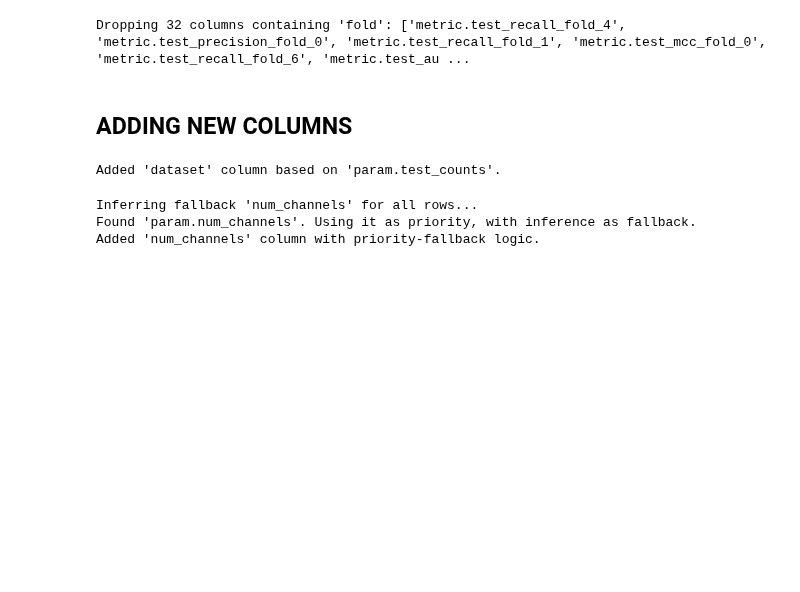
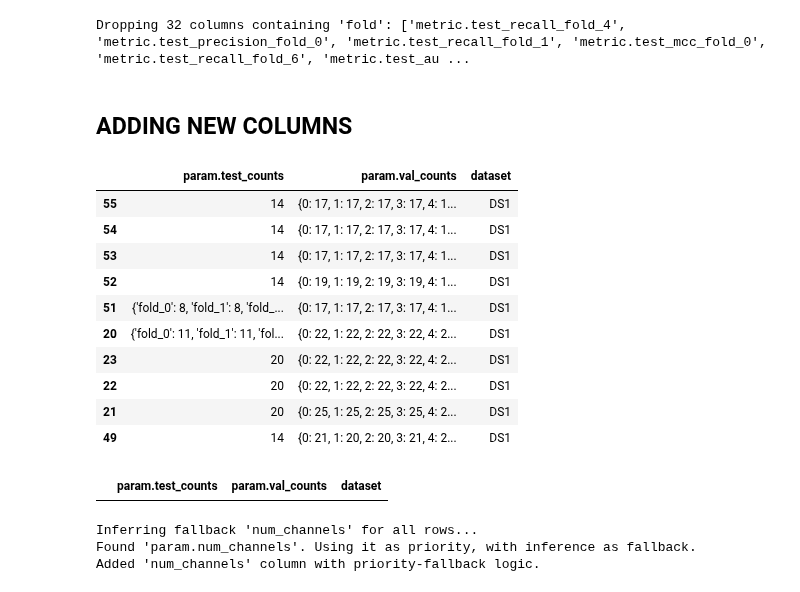
Before and after one commit to z4n0/MIND, a Jupyter notebook: notebooks/mlflow_data_analysis.ipynb, the cells around one changed output. Saved outputs shown, nothing was run; the diff lists cells and outputs as text; code cells hidden in the pictures; blank space fills up the shorter version.

```diff
--- a/notebooks/mlflow_data_analysis.ipynb
+++ b/notebooks/mlflow_data_analysis.ipynb
@@ -201,13 +248,44 @@ Dropping 32 columns containing 'fold': ['metric.test_recall_fold_4', 'metric.tes
 # %% [markdown]
 ## ADDING NEW COLUMNS
 # %%
-# --- Add DATASET Column ---
-if 'param.test_counts' in df.columns:
-    df['param.test_counts'] = pd.to_numeric(df['param.test_counts'], errors='coerce')
-    df['dataset'] = np.where(df['param.test_counts'] < 25, 'DS1', 'DS2')
-    print("Added 'dataset' column based on 'param.test_counts'.")
-else:
-    print("Warning: 'param.test_counts' column not found. Could not create 'dataset' column.")
+import ast
+
+def fold0(x):
+    try:
+        if isinstance(x, str):
+            x = ast.literal_eval(x)
+        return (x or {}).get(0, (x or {}).get('0'))
+    except Exception:
+        return None
+
+test_lt25 = pd.to_numeric(df.get('param.test_counts'), errors='coerce').lt(25)
+val0_lt25 = pd.to_numeric(df.get('param.val_counts', pd.Series(index=df.index)).apply(fold0),
+                          errors='coerce').lt(25)
+
+df['dataset'] = np.where(test_lt25 | val0_lt25, 'DS1', 'DS2')
+
+check = df.loc[test_lt25 | val0_lt25, ['param.test_counts', 'param.val_counts', 'dataset']].head(10)
+display(check)
+
+# 4) Rule consistency: all rows meeting the rule must be DS1
+assert (df.loc[test_lt25 | val0_lt25, 'dataset'] == 'DS1').all(), "Rule violation: DS1 expected"
+
+# 5) Optional: rows labeled DS2 should not meet either condition
+violations = df.loc[(df['dataset'] == 'DS2') & (test_lt25 | val0_lt25),
+                    ['param.test_counts', 'param.val_counts', 'dataset']]
+display(violations)
+assert violations.empty, "Found DS2 rows that meet DS1 rule"
 # %% [output]
-Added 'dataset' column based on 'param.test_counts'.
+|  | param.test_counts | param.val_counts | dataset |
+| 55 | 14 | {0: 17, 1: 17, 2: 17, 3: 17, 4: 1... | DS1 |
+| 54 | 14 | {0: 17, 1: 17, 2: 17, 3: 17, 4: 1... | DS1 |
+| 53 | 14 | {0: 17, 1: 17, 2: 17, 3: 17, 4: 1... | DS1 |
+| 52 | 14 | {0: 19, 1: 19, 2: 19, 3: 19, 4: 1... | DS1 |
+| 51 | {'fold_0': 8, 'fold_1': 8, 'fold_... | {0: 17, 1: 17, 2: 17, 3: 17, 4: 1... | DS1 |
+| 20 | {'fold_0': 11, 'fold_1': 11, 'fol... | {0: 22, 1: 22, 2: 22, 3: 22, 4: 2... | DS1 |
+| 23 | 20 | {0: 22, 1: 22, 2: 22, 3: 22, 4: 2... | DS1 |
+| 22 | 20 | {0: 22, 1: 22, 2: 22, 3: 22, 4: 2... | DS1 |
+| 21 | 20 | {0: 25, 1: 25, 2: 25, 3: 25, 4: 2... | DS1 |
+| 49 | 14 | {0: 21, 1: 20, 2: 20, 3: 21, 4: 2... | DS1 |
+|  | param.test_counts | param.val_counts | dataset |
 # %%
```
Also changed, not shown: parts of 28 cells of this notebook, 44 other files.
